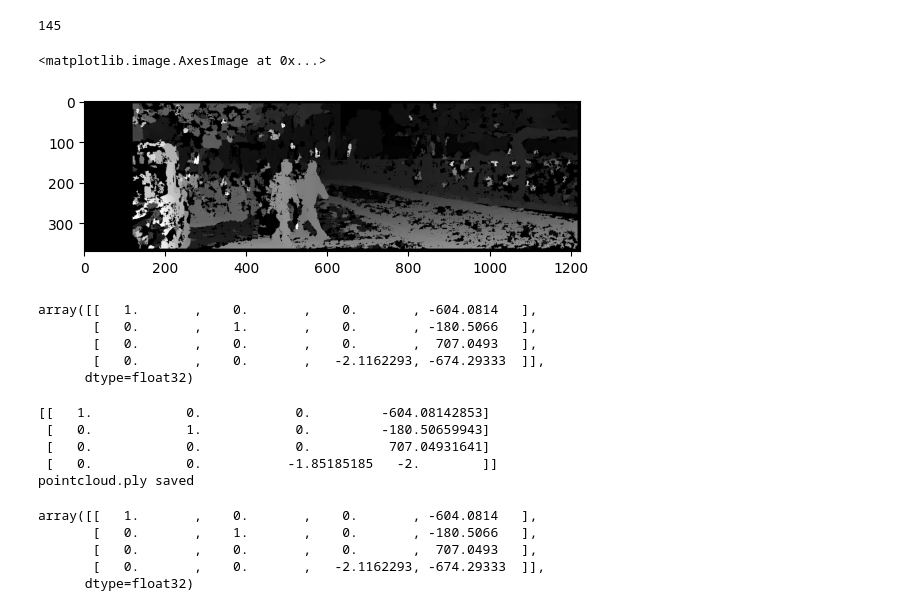
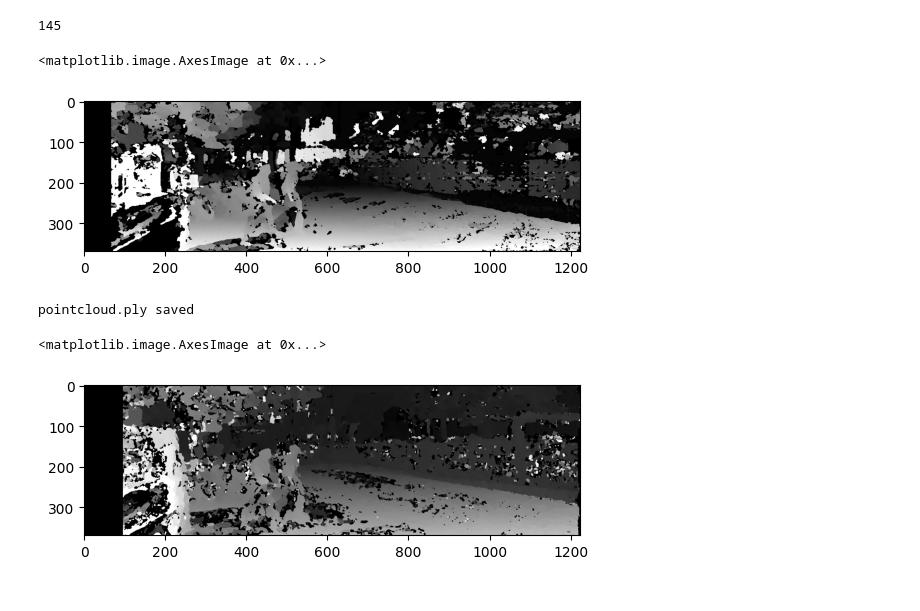
Before and after one commit to alexciru/Pfas-finalProject, a Jupyter notebook: notebooks/3d_recognisionTuning.ipynb, the cells around one changed output. Saved outputs shown, nothing was run; the diff lists cells and outputs as text; code cells hidden in the pictures.

```diff
--- a/notebooks/3d_recognisionTuning.ipynb
+++ b/notebooks/3d_recognisionTuning.ipynb
@@ -13,8 +13,8 @@ import glob
 import matplotlib.pyplot as plt
 import os
 # %%
-
-DATASET_PATH = "final_project_data/final_project_2023_rect/"
+# READ IN ALL THE DATA
+DATASET_PATH = "../data/final_project_2023_rect/"
 DATASET_NOT_REC = "final_project_data/"
 
 ## Get the images
@@ -163,9 +221,9 @@ def semiGlobalMatchMap(left_img, right_img):
     cv2.resizeWindow('disp',800,800)
 
     ###### Default values ######
-    blockSize = 13          # odd number
-    numDisparities = 7  # multiple of 16
-    preFilterCap = 3
+    blockSize = 11          # odd number
+    numDisparities = 6  # multiple of 16 => 6*16 = 96
+    preFilterCap = 0
     uniquenessRatio = 1
 
     # affect the noise
@@ -182,16 +240,11 @@ def semiGlobalMatchMap(left_img, right_img):
     cv2.createTrackbar('preFilterCap','disp',preFilterCap,62,nothing)
     cv2.createTrackbar('disp12MaxDiff','disp',disp12MaxDiff,25,nothing)
     cv2.createTrackbar('uniquenessRatio','disp',uniquenessRatio,100,nothing)
-    cv2.createTrackbar('speckleRange','disp',speckleRange,100,nothing)
-    cv2.createTrackbar('speckleWindowSize','disp',speckleWindowSize,100,nothing)
+    cv2.createTrackbar('speckleRange','disp',speckleRange,2500,nothing)
+    cv2.createTrackbar('speckleWindowSize','disp',speckleWindowSize,2500,nothing)
 
     # Creating an object of StereoBM algorithm
     stereo = cv2.StereoSGBM_create()
-
-    # convert images to grayscale for template matching
-    left_image = cv2.cvtColor(left_img, cv2.COLOR_BGR2GRAY)
-    right_image = cv2.cvtColor(right_img, cv2.COLOR_BGR2GRAY)
-
 
     while True:
 
@@ -225,7 +278,7 @@ def semiGlobalMatchMap(left_img, right_img):
         stereo.setP2(32*3*blockSize**2)
 
         # Calculating disparity using the StereoBM algorithm
-        disparity =  stereo.compute(left_image, right_image).astype(np.float32)
+        disparity =  stereo.compute(left_img, right_img).astype(np.float32)
         # NOTE: Code returns a 16bit signed single channel image,
         # CV_16S containing a disparity map scaled by 16. Hence it
         # is essential to convert it to CV_32F and scale it down 16 times.
@@ -249,0 +298,7 @@ stereoBM, dispMap = blockMatchingMap(left_img, right_img)
+# %%
+frame = 0
+left_img = cv2.imread(left_images[frame])
+right_img = cv2.imread(right_images[frame])
+# Blur det images to reduce noise for the stereo matching
+left_img_blur = cv2.blur(cv2.cvtColor(left_img, cv2.COLOR_BGR2GRAY), (5,5))
+right_img_blur = cv2.blur(cv2.cvtColor(right_img, cv2.COLOR_BGR2GRAY), (5,5))
@@ -269,9 +323,6 @@ np.save("disparityMap.npy", dispMap)
 # %%
-# Load the saved disparity map
-dispMap = np.load("disparityMap.npy")
-
 #Display the map
 plt.imshow(dispMap, 'gray')
 # %% [output]
 <matplotlib.image.AxesImage at 0x...>
-[figure, old version]
+[figure, new version]
@@ -325,9 +328,0 @@ def calculateQManually(p1, p2):
-# %%
-manualQ = calculateQManually(camMat2, camMat3)
-manualQ
-# %% [output]
-array([[   1.       ,    0.       ,    0.       , -604.0814   ],
-       [   0.       ,    1.       ,    0.       , -180.5066   ],
-       [   0.       ,    0.       ,    0.       ,  707.0493   ],
-       [   0.       ,    0.       ,   -2.1162293, -674.29333  ]],
-      dtype=float32)
@@ -395,18 +383,13 @@ def export_pointcloud(disparity_map, colors, filename):
 # %%
 # Fetch the saved disparity map
-recentDisp = dispMap.copy()
-export_pointcloud(recentDisp, left_img, "pointcloud.ply")
+# recentDisp = dispMap.copy()
+stereo = cv2.StereoSGBM_create(numDisparities=96, blockSize=11)
+recentDisp = stereo.compute(left_img_blur, right_img_blur)
+points, reflectMat, idx, cam3, mask = export_pointcloud(recentDisp, left_img, "pointcloud.ply")
 # %% [output]
-[[   1.            0.            0.         -604.08142853]
- [   0.            1.            0.         -180.50659943]
- [   0.            0.            0.          707.04931641]
- [   0.            0.           -1.85185185   -2.        ]]
 pointcloud.ply saved
-# %%
-manualQ
-# %% [output]
-array([[   1.       ,    0.       ,    0.       , -604.0814   ],
-       [   0.       ,    1.       ,    0.       , -180.5066   ],
-       [   0.       ,    0.       ,    0.       ,  707.0493   ],
-       [   0.       ,    0.       ,   -2.1162293, -674.29333  ]],
-      dtype=float32)
+# %%
+plt.imshow(recentDisp, 'gray')
+# %% [output]
+<matplotlib.image.AxesImage at 0x...>
+[figure, added]
```
Also changed, not shown: parts of 13 cells of this notebook.
